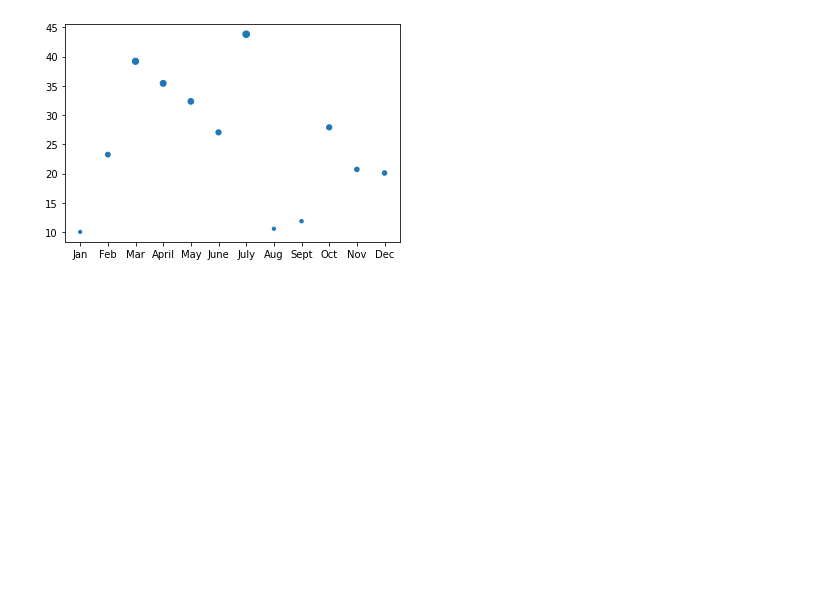
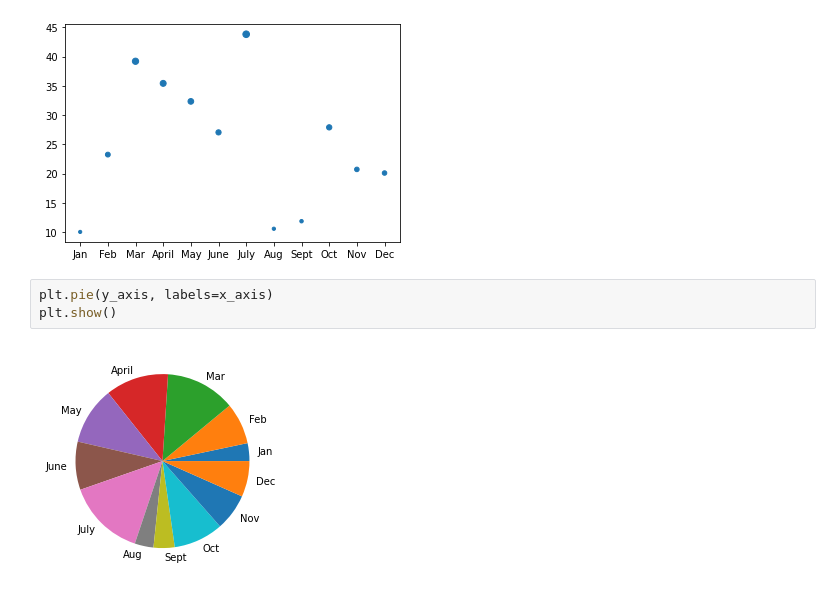
Before and after one commit to racruz25/pyber-analysis, a Jupyter notebook: matplotlib_practice.ipynb, the cells around one changed output. Saved outputs shown, nothing was run; the diff lists cells and outputs as text; blank space fills up the shorter version.

```diff
--- a/matplotlib_practice.ipynb
+++ b/matplotlib_practice.ipynb
@@ -185,3 +185,8 @@ ax.scatter(x_axis, y_axis, s=y_axis)
 # %% [output]
 <matplotlib.collections.PathCollection at 0x...>
 [figure]
+# %%
+plt.pie(y_axis, labels=x_axis)
+plt.show()
+# %% [output]
+[figure, added]
```
Also changed, not shown: parts of 3 cells of this notebook.
